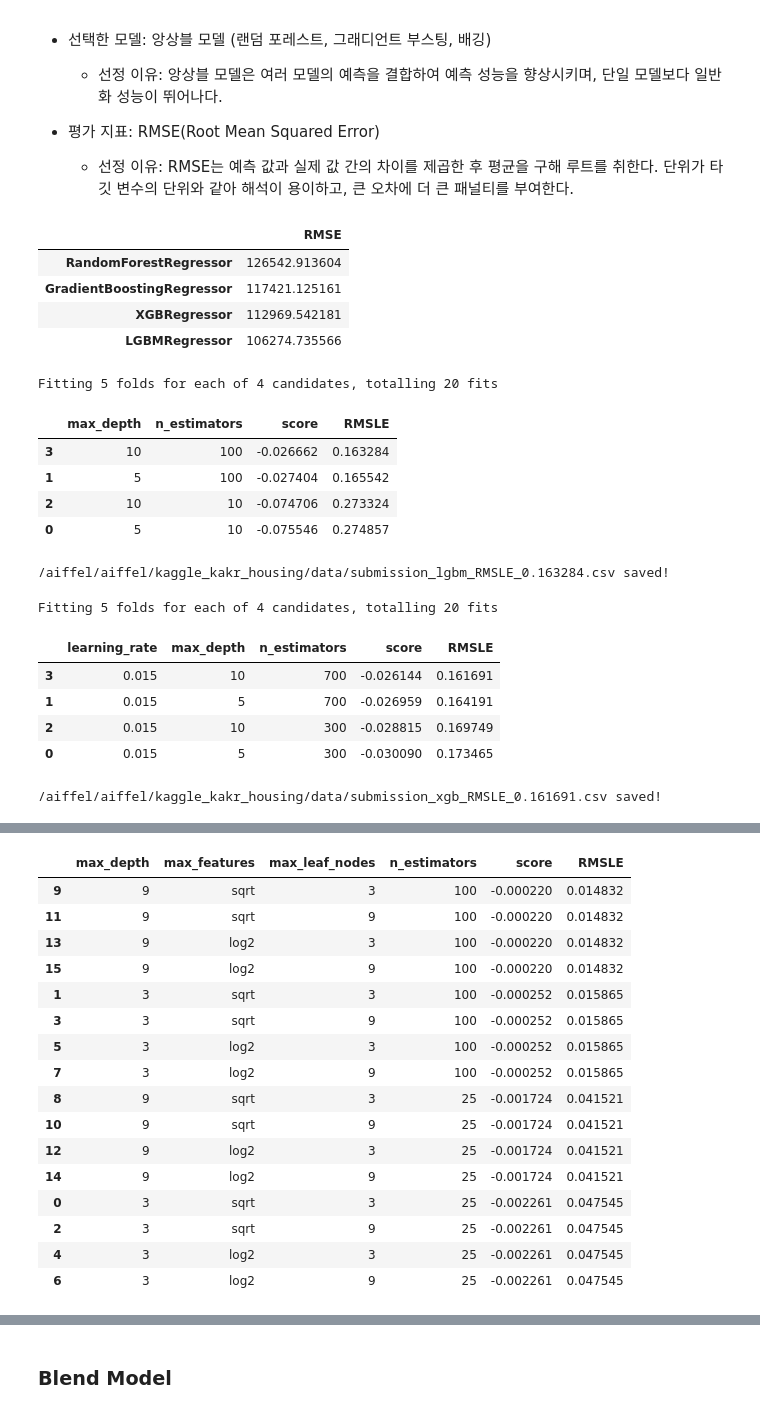
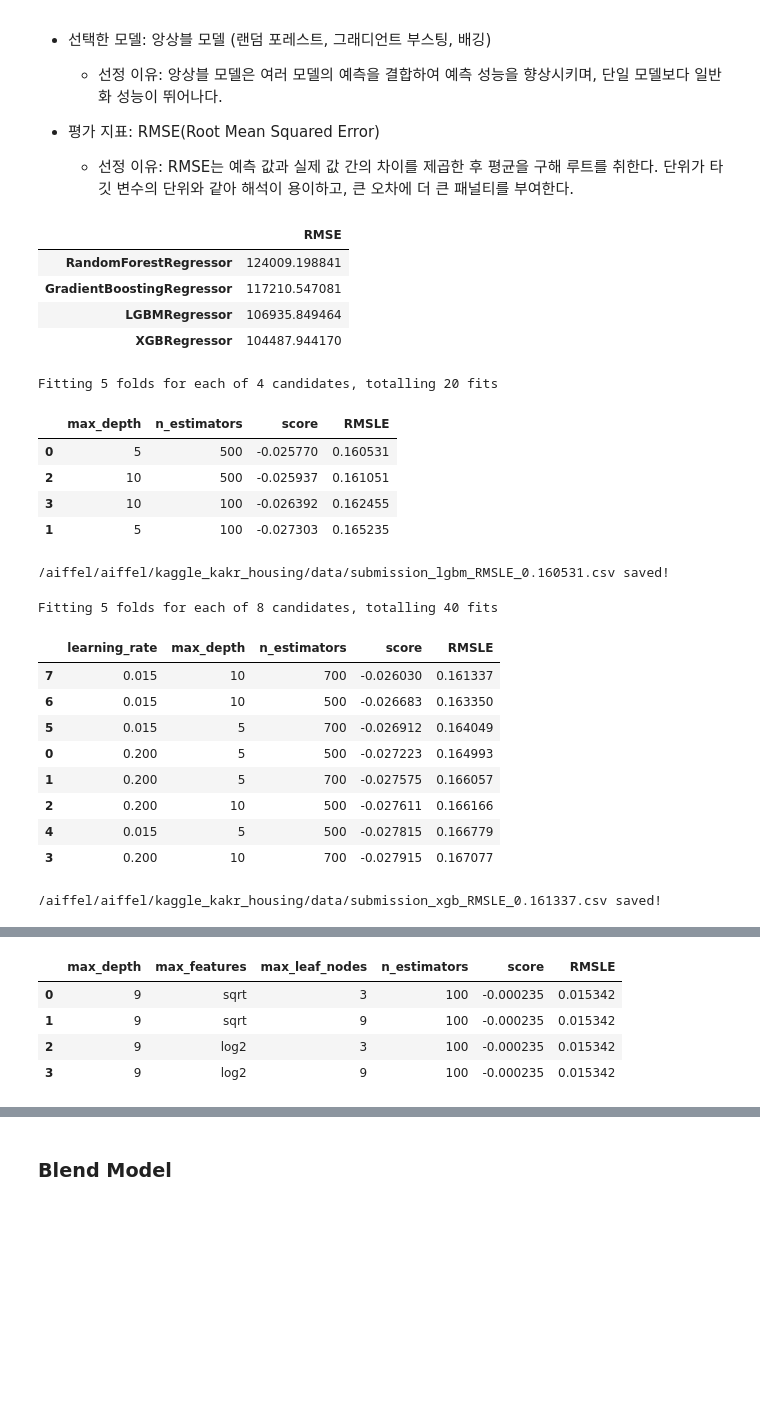
Before and after one commit to seowookim/aiffel, a Jupyter notebook: Exploration/Quest5/kaggle_housing_pj.ipynb, the cells around one changed output, grey strips where cells are left out. Cells and saved outputs as stored; diff of their text form; code cells hidden in the pictures; blank space fills up the shorter version.

```diff
--- a/Exploration/Quest5/kaggle_housing_pj.ipynb
+++ b/Exploration/Quest5/kaggle_housing_pj.ipynb
@@ -769,13 +769,6 @@ Index(['bedrooms', 'bathrooms', 'sqft_living', 'sqft_lot', 'floors',
        'sqft_living15', 'sqft_lot15', 'basement_yn', 'sqft_living_diff',
        'median_price', 'renovated_yn', 'house_age', 'score'],
       dtype='object')
-# %%
-# skew_columns = ['sqft_living', 'sqft_lot','sqft_living15', 'sqft_lot15', 'sqft_above', 'sqft_basement']
-skew_columns = ['sqft_living', 'sqft_lot', 'sqft_above', 'sqft_basement']
-
-for c in skew_columns:
-    train[c] = np.log1p(train[c].values)
-    test[c] = np.log1p(test[c].values)
 # %% [markdown]
 ## 모델링
 
@@ -878,10 +871,10 @@ def get_scores(models, train, y):
 get_scores(models, X, y)
 # %% [output]
 |  | RMSE |
-| RandomForestRegressor | 126542.913604 |
-| GradientBoostingRegressor | 117421.125161 |
-| XGBRegressor | 112969.542181 |
-| LGBMRegressor | 106274.735566 |
+| RandomForestRegressor | 124009.198841 |
+| GradientBoostingRegressor | 117210.547081 |
+| LGBMRegressor | 106935.849464 |
+| XGBRegressor | 104487.944170 |
 # %%
 from sklearn.model_selection import GridSearchCV
 # %%
@@ -936,7 +929,7 @@ def save_submission(model, train, y, test, model_name, rmsle=None):
     print('{} saved!'.format(submission_csv_path))
 # %%
 param_grid = {
-    'n_estimators': [10, 100],
+    'n_estimators': [500, 100],
     'max_depth': [5, 10],
 }
 
@@ -945,41 +938,45 @@ my_GridSearch(model, X, y, param_grid, verbose=2, n_jobs=5)
 # %% [output]
 Fitting 5 folds for each of 4 candidates, totalling 20 fits
 |  | max_depth | n_estimators | score | RMSLE |
-| 3 | 10 | 100 | -0.026662 | 0.163284 |
-| 1 | 5 | 100 | -0.027404 | 0.165542 |
-| 2 | 10 | 10 | -0.074706 | 0.273324 |
-| 0 | 5 | 10 | -0.075546 | 0.274857 |
+| 0 | 5 | 500 | -0.025770 | 0.160531 |
+| 2 | 10 | 500 | -0.025937 | 0.161051 |
+| 3 | 10 | 100 | -0.026392 | 0.162455 |
+| 1 | 5 | 100 | -0.027303 | 0.165235 |
 # %%
-lgbm = LGBMRegressor(max_depth=10, n_estimators=100, random_state=random_state)
-save_submission(lgbm, X, y, test, 'lgbm','0.163284')
+lgbm = LGBMRegressor(max_depth=5, n_estimators=500, random_state=random_state)
+save_submission(lgbm, X, y, test, 'lgbm','0.160531')
 # %% [output]
-/aiffel/aiffel/kaggle_kakr_housing/data/submission_lgbm_RMSLE_0.163284.csv saved!
+/aiffel/aiffel/kaggle_kakr_housing/data/submission_lgbm_RMSLE_0.160531.csv saved!
 # %%
 param_grid = {"max_depth":  [5, 10],
-              "n_estimators": [300, 700],
-              "learning_rate": [0.015]}
+              "n_estimators": [500, 700],
+              "learning_rate": [0.2, 0.015]}
 
 xgboost = XGBRegressor(random_state=random_state)
 my_GridSearch(model, X, y, param_grid, verbose=2, n_jobs=5)
 # %% [output]
-Fitting 5 folds for each of 4 candidates, totalling 20 fits
+Fitting 5 folds for each of 8 candidates, totalling 40 fits
 |  | learning_rate | max_depth | n_estimators | score | RMSLE |
-| 3 | 0.015 | 10 | 700 | -0.026144 | 0.161691 |
-| 1 | 0.015 | 5 | 700 | -0.026959 | 0.164191 |
-| 2 | 0.015 | 10 | 300 | -0.028815 | 0.169749 |
-| 0 | 0.015 | 5 | 300 | -0.030090 | 0.173465 |
+| 7 | 0.015 | 10 | 700 | -0.026030 | 0.161337 |
+| 6 | 0.015 | 10 | 500 | -0.026683 | 0.163350 |
+| 5 | 0.015 | 5 | 700 | -0.026912 | 0.164049 |
+| 0 | 0.200 | 5 | 500 | -0.027223 | 0.164993 |
+| 1 | 0.200 | 5 | 700 | -0.027575 | 0.166057 |
+| 2 | 0.200 | 10 | 500 | -0.027611 | 0.166166 |
+| 4 | 0.015 | 5 | 500 | -0.027815 | 0.166779 |
+| 3 | 0.200 | 10 | 700 | -0.027915 | 0.167077 |
 # %%
 xgb = XGBRegressor(max_depth=10,
                      learning_rate=0.015,
                      n_estimators=700, random_state=random_state)
-save_submission(xgb, X, y, test, 'xgb','0.161691')
+save_submission(xgb, X, y, test, 'xgb','0.161337')
 # %% [output]
-/aiffel/aiffel/kaggle_kakr_housing/data/submission_xgb_RMSLE_0.161691.csv saved!
+/aiffel/aiffel/kaggle_kakr_housing/data/submission_xgb_RMSLE_0.161337.csv saved!
 # %%
 param_grid = {
-    'n_estimators': [25, 100],
+    'n_estimators': [100],
     'max_features': ['sqrt', 'log2'],
-    'max_depth': [3, 9],
+    'max_depth': [9],
     'max_leaf_nodes': [3, 9],
 }
 
@@ -990,20 +989,8 @@ Fitting 5 folds for each of 16 candidates, totalling 80 fits
 |  | max_depth | max_features | max_leaf_nodes | n_estimators | score | RMSLE |
-| 9 | 9 | sqrt | 3 | 100 | -0.000220 | 0.014832 |
-| 11 | 9 | sqrt | 9 | 100 | -0.000220 | 0.014832 |
-| 13 | 9 | log2 | 3 | 100 | -0.000220 | 0.014832 |
-| 15 | 9 | log2 | 9 | 100 | -0.000220 | 0.014832 |
-| 1 | 3 | sqrt | 3 | 100 | -0.000252 | 0.015865 |
-| 3 | 3 | sqrt | 9 | 100 | -0.000252 | 0.015865 |
-| 5 | 3 | log2 | 3 | 100 | -0.000252 | 0.015865 |
-| 7 | 3 | log2 | 9 | 100 | -0.000252 | 0.015865 |
-| 8 | 9 | sqrt | 3 | 25 | -0.001724 | 0.041521 |
-| 10 | 9 | sqrt | 9 | 25 | -0.001724 | 0.041521 |
-| 12 | 9 | log2 | 3 | 25 | -0.001724 | 0.041521 |
-| 14 | 9 | log2 | 9 | 25 | -0.001724 | 0.041521 |
-| 0 | 3 | sqrt | 3 | 25 | -0.002261 | 0.047545 |
-| 2 | 3 | sqrt | 9 | 25 | -0.002261 | 0.047545 |
-| 4 | 3 | log2 | 3 | 25 | -0.002261 | 0.047545 |
-| 6 | 3 | log2 | 9 | 25 | -0.002261 | 0.047545 |
+| 0 | 9 | sqrt | 3 | 100 | -0.000235 | 0.015342 |
+| 1 | 9 | sqrt | 9 | 100 | -0.000235 | 0.015342 |
+| 2 | 9 | log2 | 3 | 100 | -0.000235 | 0.015342 |
+| 3 | 9 | log2 | 9 | 100 | -0.000235 | 0.015342 |
 # %%
 rf_model = RandomForestRegressor(max_depth=9, max_features='sqrt', max_leaf_nodes=3,
                      n_estimators=100, random_state=random_state)
```
Also changed, not shown: parts of 16 cells of this notebook, 1 other file.
